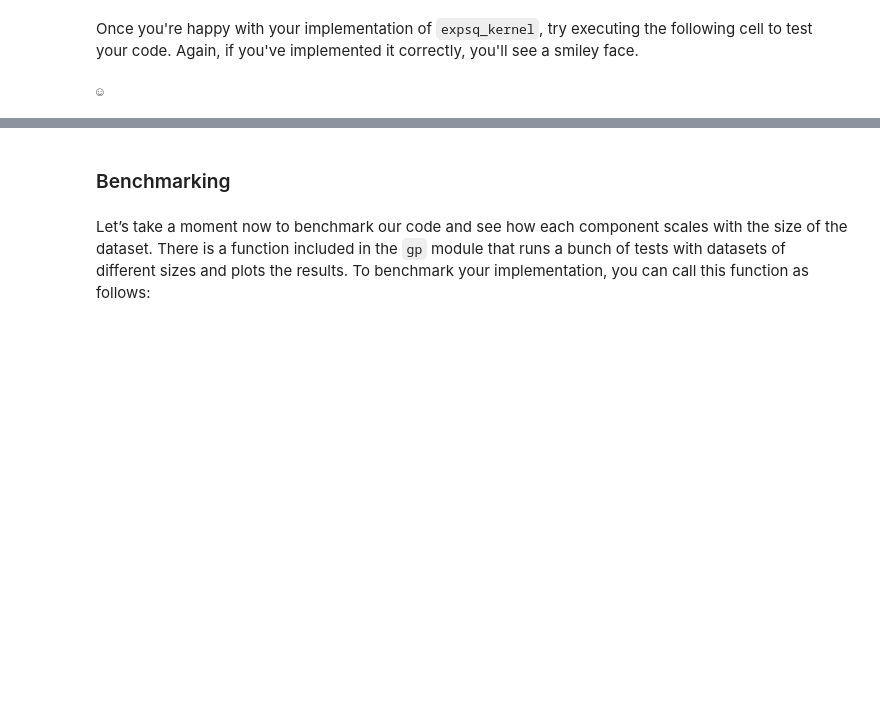
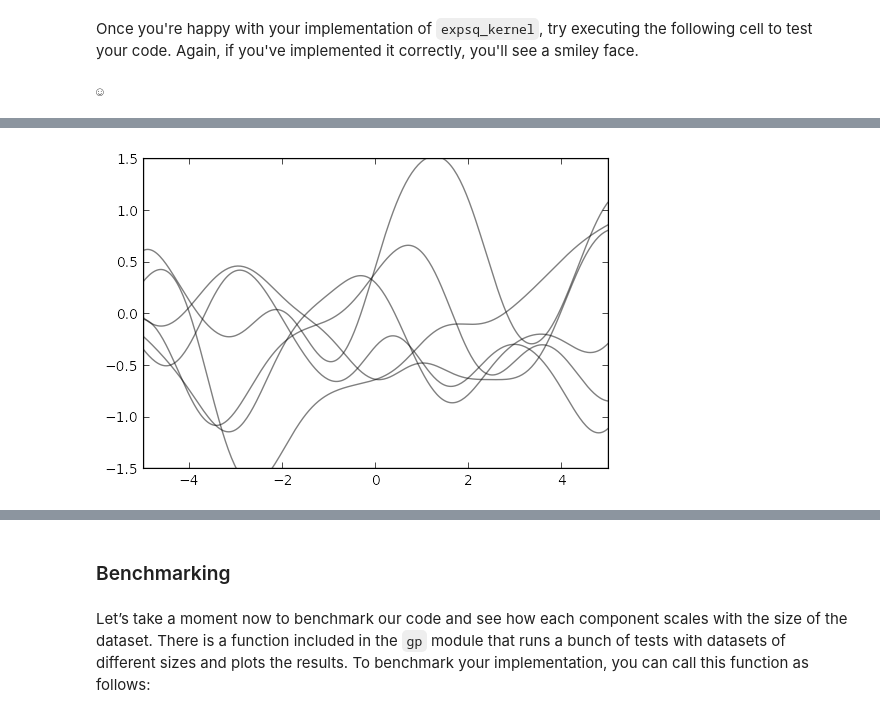
Before and after one commit to dfm/gp, a Jupyter notebook: worksheet.ipynb, the cells around one changed output, grey strips where cells are left out. Cells and saved outputs as stored; diff of their text form; code cells hidden in the pictures; blank space fills up the shorter version.

Commit message:
widgets

```diff
--- a/worksheet.ipynb
+++ b/worksheet.ipynb
@@ -208,0 +220,21 @@ gp.utils.test_kernel(expsq_kernel)
+# %%
+# Import the IPython magic.
+from IPython.html.widgets import interact, interactive
+from IPython.display import display
+
+# Pre-compute some stuff.
+x0 = np.linspace(-5, 5, 300)
+r = x0[:, None] - x0[None, :]
+
+# This function samples from the likelihood distribution.
+def sample_likelihood(amp, ell):
+    np.random.seed(123)
+    K = expsq_kernel([amp, ell], r)
+    y0 = np.random.multivariate_normal(np.zeros_like(x0), K, 6)
+    pl.plot(x0, y0.T, "k", alpha=0.5)
+    pl.ylim(-1.5, 1.5)
+    pl.xlim(-5, 5)
+
+interact(sample_likelihood, amp=(1.0e-4, 1.0), ell=(0.01, 3.0));
+# %% [output]
+[figure, added]
```
Also changed, not shown: parts of 9 cells of this notebook.
